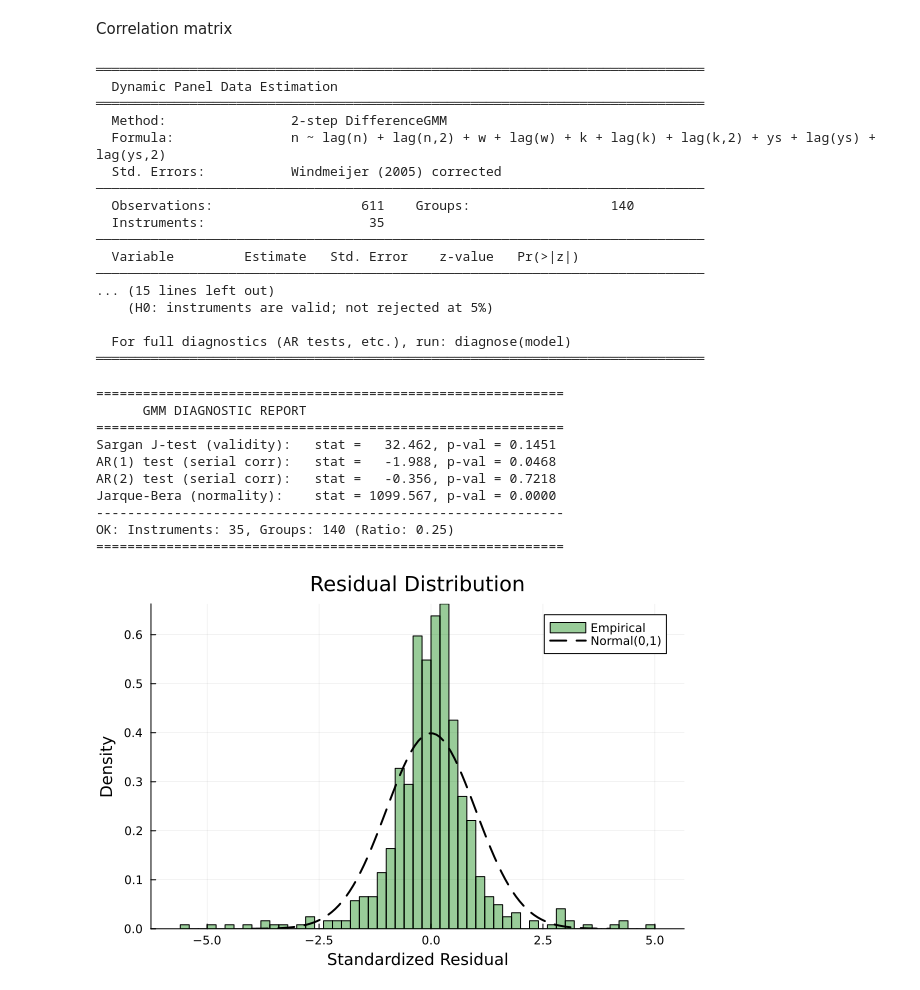
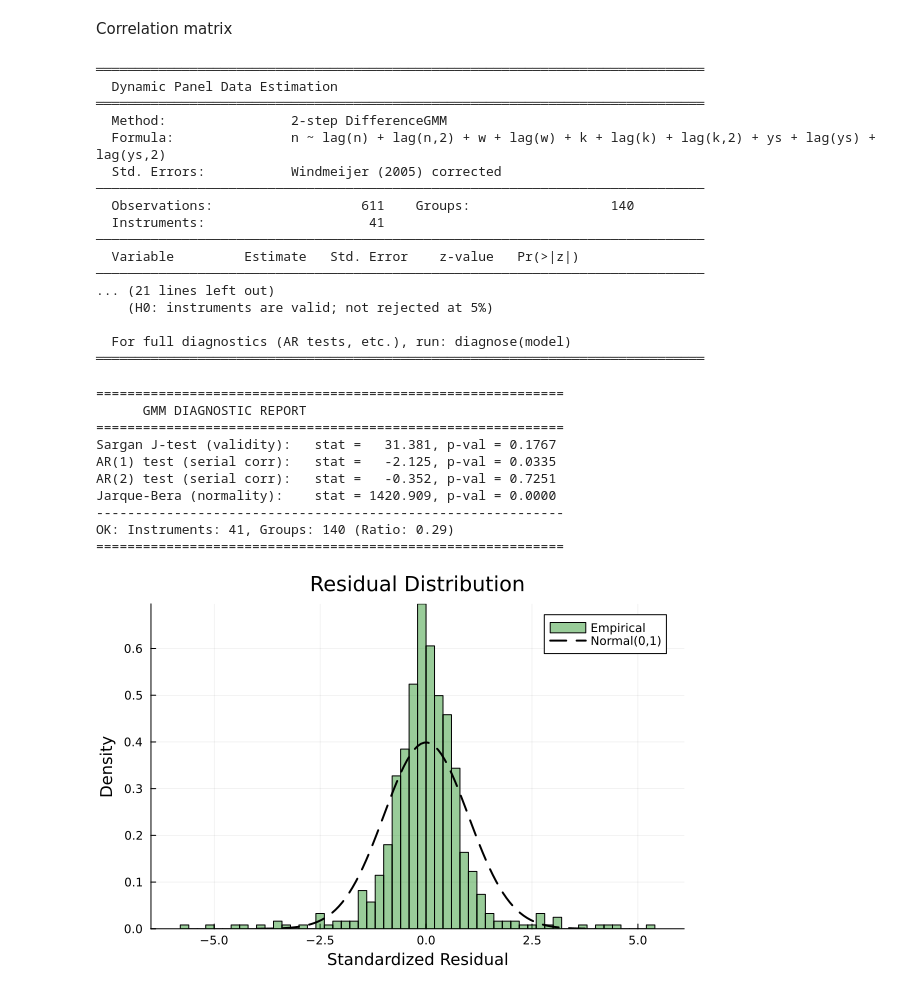
Before and after one commit to MichalS16/DynamicPanelModels.jl, a Jupyter notebook: examples/example.ipynb, the cells around one changed output. Saved outputs shown, nothing was run; the diff lists cells and outputs as text; code cells hidden in the pictures.

```diff
--- a/examples/example.ipynb
+++ b/examples/example.ipynb
@@ -79,7 +79,8 @@ DataFrame(cor_matrix, vars_to_check)
 # Difference GMM (Arellano-Bond), two-step with Windmeijer-corrected SEs.
 # `w`, `k`, and `ys` (and their lags) are treated as strictly exogenous, as
 # in the paper's columns (a1)/(a2); only the lagged dependent variable is
-# instrumented via its own further lags.
+# instrumented via its own further lags. The paper includes year dummies
+# (`time_effects=true`).
 model = fit(
     DifferenceGMM(; robust=true, steps=2),
     df;
@@ -87,46 +88,57 @@ model = fit(
     id_col=:firm,
     time_col=:year,
     exog=["w", "L.w", "k", "L.k", "L2.k", "ys", "L.ys", "L2.ys"],
+    time_effects=true,
 )
 display(model)
 
-# Diagnostics. Compare against Table 4, column (a2): n_{t-1}=0.629,
-# n_{t-2}=-0.065, w_t=-0.526, k_t=0.278, ys_t=0.592, Sargan chi2(25)=31.4 —
-# the package's estimates and Sargan statistic land close to the published
-# values, and neither AR(1) nor AR(2) points to misspecification.
+# Diagnostics. Table 4, column (a2): n_{t-1}=0.629, n_{t-2}=-0.065,
+# w_t=-0.526, k_t=0.278, ys_t=0.592, Sargan chi2(25)=31.4. The package
+# reproduces these to the published precision (0.6287, -0.0652, -0.5258,
+# 0.2784, 0.5919, J=31.38 below), and the AR(1)/AR(2) statistics match R's
+# `plm::mtest` to three decimals. AR(1) is expected to be significant after
+# differencing (that's not a misspecification signal, see the Getting
+# Started guide); AR(2) is not significant, which is the actual check for
+# misspecification here.
 diagnose(model)
 
 # Visualization
 plot(model)
 plot(model, :qq; title="Checking Normality: Q-Q Plot", markercolor=:orange, markersize=6)
 plot(model, :residuals; title="Residuals Over Time", markercolor=:red, markeralpha=0.3)
-plot(model, :histogram; title="Residual Distribution", fillcolor=:green, xlabel="Standardized Residual")
+plot(
+    model,
+    :histogram;
+    title="Residual Distribution",
+    fillcolor=:green,
+    xlabel="Standardized Residual",
+)
 # %% [output]
 ══════════════════════════════════════════════════════════════════════════════
   Dynamic Panel Data Estimation
 ══════════════════════════════════════════════════════════════════════════════
   Method:                2-step DifferenceGMM
   Formula:               n ~ lag(n) + lag(n,2) + w + lag(w) + k + lag(k) + lag(k,2) + ys + lag(ys) + lag(ys,2)
   Std. Errors:           Windmeijer (2005) corrected
 ──────────────────────────────────────────────────────────────────────────────
   Observations:                   611    Groups:                  140
-  Instruments:                     35
+  Instruments:                     41
 ──────────────────────────────────────────────────────────────────────────────
   Variable         Estimate   Std. Error    z-value   Pr(>|z|)
 ──────────────────────────────────────────────────────────────────────────────
-... (15 lines left out)
+... (21 lines left out)
     (H0: instruments are valid; not rejected at 5%)
 
   For full diagnostics (AR tests, etc.), run: diagnose(model)
 ══════════════════════════════════════════════════════════════════════════════
 ============================================================
       GMM DIAGNOSTIC REPORT
 ============================================================
-Sargan J-test (validity):   stat =   32.462, p-val = 0.1451
-AR(1) test (serial corr):   stat =   -1.988, p-val = 0.0468
-AR(2) test (serial corr):   stat =   -0.356, p-val = 0.7218
-Jarque-Bera (normality):    stat = 1099.567, p-val = 0.0000
+Sargan J-test (validity):   stat =   31.381, p-val = 0.1767
+AR(1) test (serial corr):   stat =   -2.125, p-val = 0.0335
+AR(2) test (serial corr):   stat =   -0.352, p-val = 0.7251
+Jarque-Bera (normality):    stat = 1420.909, p-val = 0.0000
 ------------------------------------------------------------
-OK: Instruments: 35, Groups: 140 (Ratio: 0.25)
+OK: Instruments: 41, Groups: 140 (Ratio: 0.29)
 ============================================================
-[figure, old version]
+[figure, new version]
```
Also changed, not shown: parts of 2 cells of this notebook, 35 other files.
